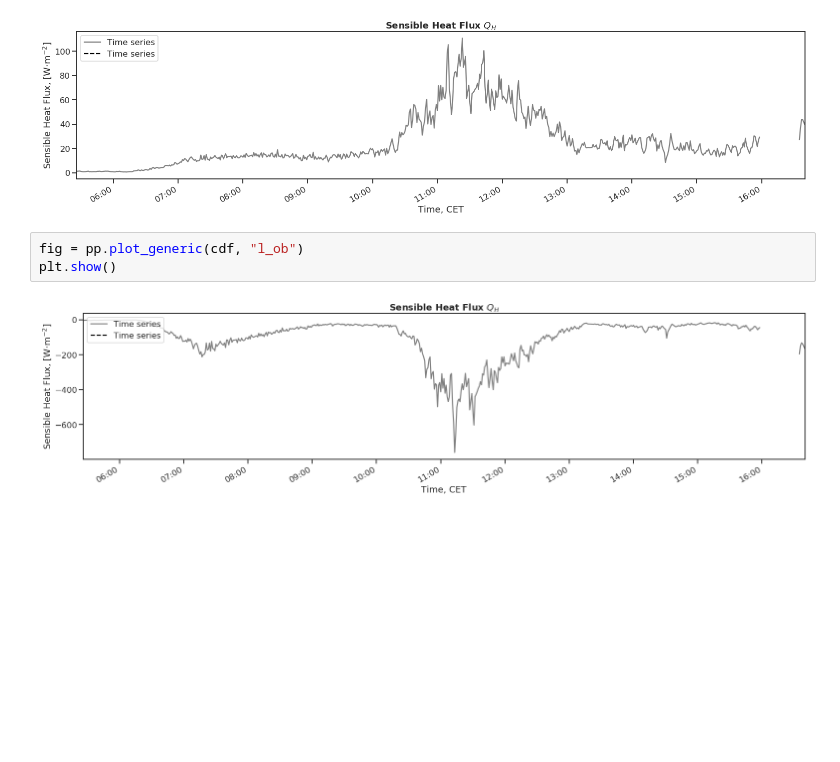
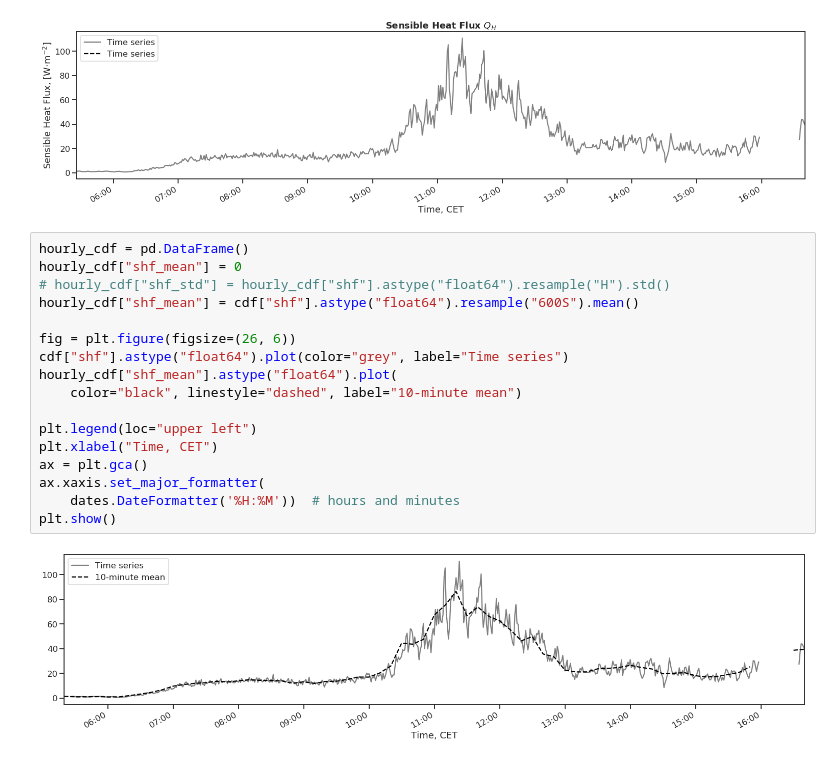
Before and after one commit to gampnico/ss19-feldkurs, a Jupyter notebook: Pycode/preliminary_plots.ipynb, the cells around one changed output. Drawn from its saved outputs; the diff is of its cells as text; blank space fills up the shorter version.

```diff
--- a/Pycode/preliminary_plots.ipynb
+++ b/Pycode/preliminary_plots.ipynb
@@ -66,8 +67,22 @@ fig = pp.plot_generic(cdf, "shf")
 plt.show()
 # %% [output]
 [figure]
-# %%
-fig = pp.plot_generic(cdf, "l_ob")
-plt.show()
-# %% [output]
-[figure, removed]
+# %%
+hourly_cdf = pd.DataFrame()
+hourly_cdf["shf_mean"] = 0
+# hourly_cdf["shf_std"] = hourly_cdf["shf"].astype("float64").resample("H").std()
+hourly_cdf["shf_mean"] = cdf["shf"].astype("float64").resample("600S").mean()
+
+fig = plt.figure(figsize=(26, 6))
+cdf["shf"].astype("float64").plot(color="grey", label="Time series")
+hourly_cdf["shf_mean"].astype("float64").plot(
+    color="black", linestyle="dashed", label="10-minute mean")
+
+plt.legend(loc="upper left")
+plt.xlabel("Time, CET")
+ax = plt.gca()
+ax.xaxis.set_major_formatter(
+    dates.DateFormatter('%H:%M'))  # hours and minutes
+plt.show()
+# %% [output]
+[figure, added]
```
Also changed, not shown: parts of 13 cells of this notebook, 2 other files.
